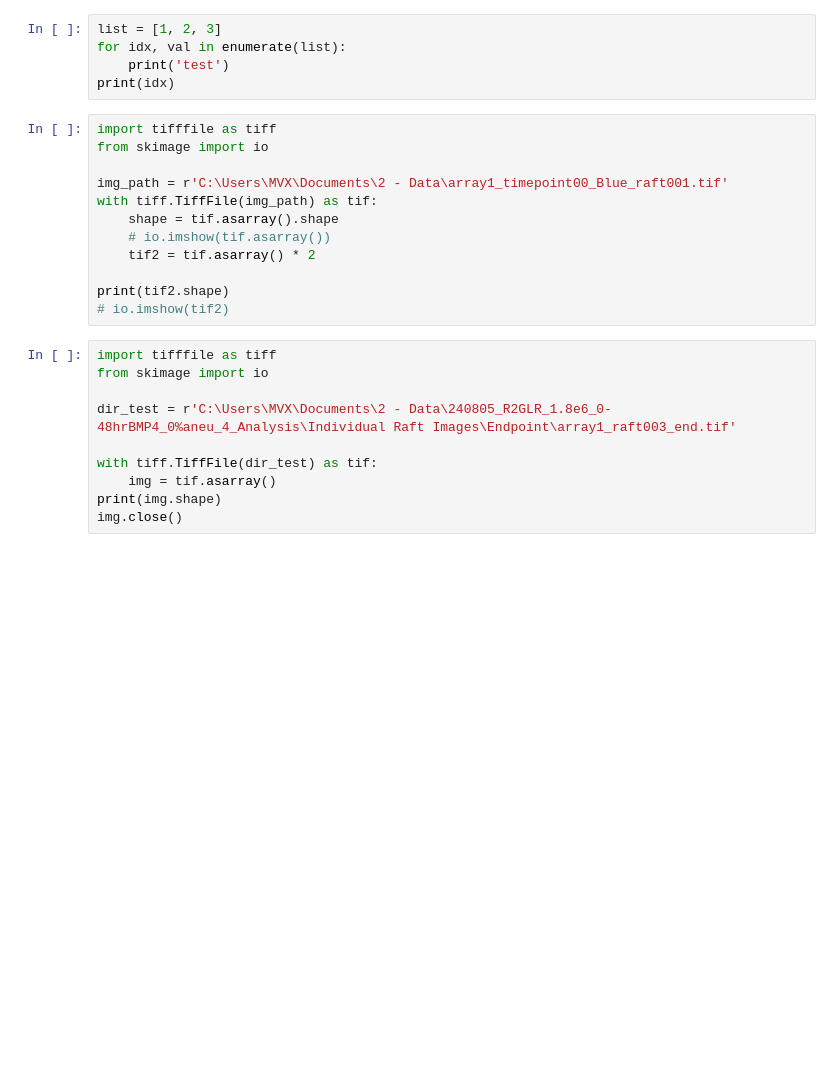
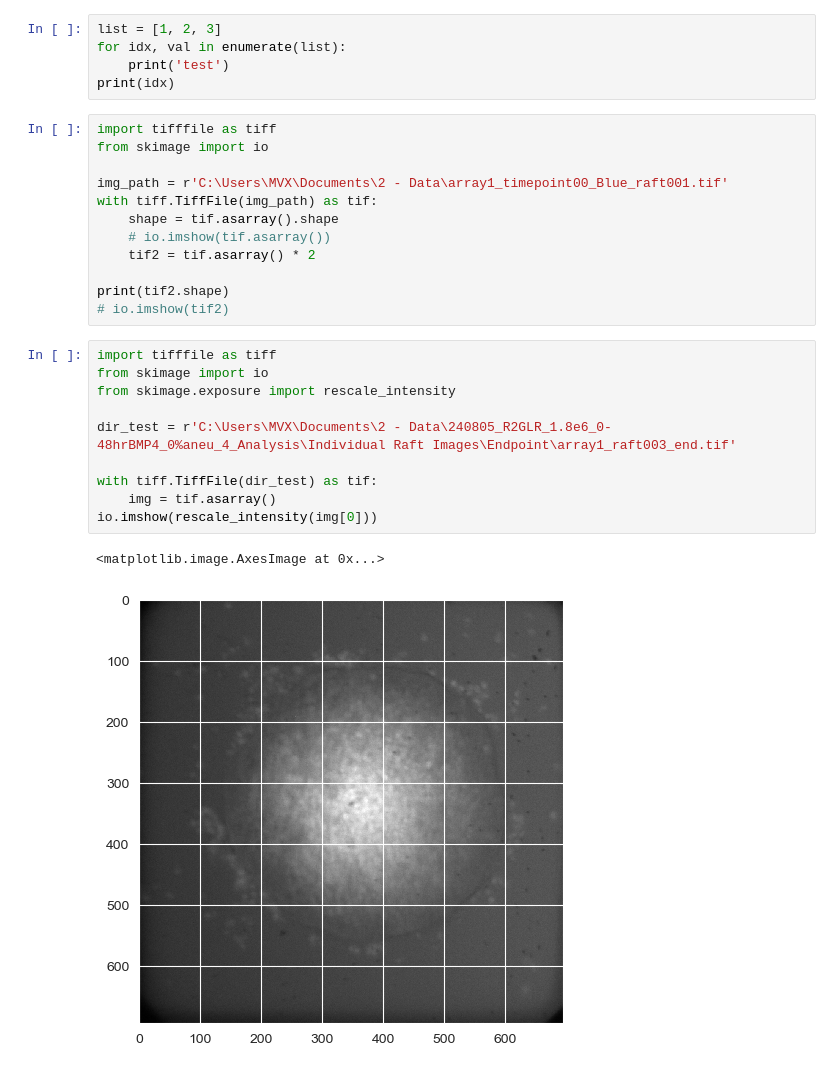
Before and after one commit to ijan780/gastruloid_raft_analysis, a Jupyter notebook: notebooks/loc_cell2_test.ipynb, the cells around one changed output. Drawn from its saved outputs; the diff is of its cells as text; blank space fills up the shorter version.

```diff
--- a/notebooks/loc_cell2_test.ipynb
+++ b/notebooks/loc_cell2_test.ipynb
@@ -39,10 +39,13 @@ print(tif2.shape)
 # %%
 import tifffile as tiff
 from skimage import io
+from skimage.exposure import rescale_intensity
 
 dir_test = r'C:\Users\MVX\Documents\2 - Data\240805_R2GLR_1.8e6_0-48hrBMP4_0%aneu_4_Analysis\Individual Raft Images\Endpoint\array1_raft003_end.tif'
 
 with tiff.TiffFile(dir_test) as tif:
     img = tif.asarray()
-print(img.shape)
-img.close()
+io.imshow(rescale_intensity(img[0]))
+# %% [output]
+<matplotlib.image.AxesImage at 0x...>
+[figure, added]
```
Also changed, not shown: 1 other file.
